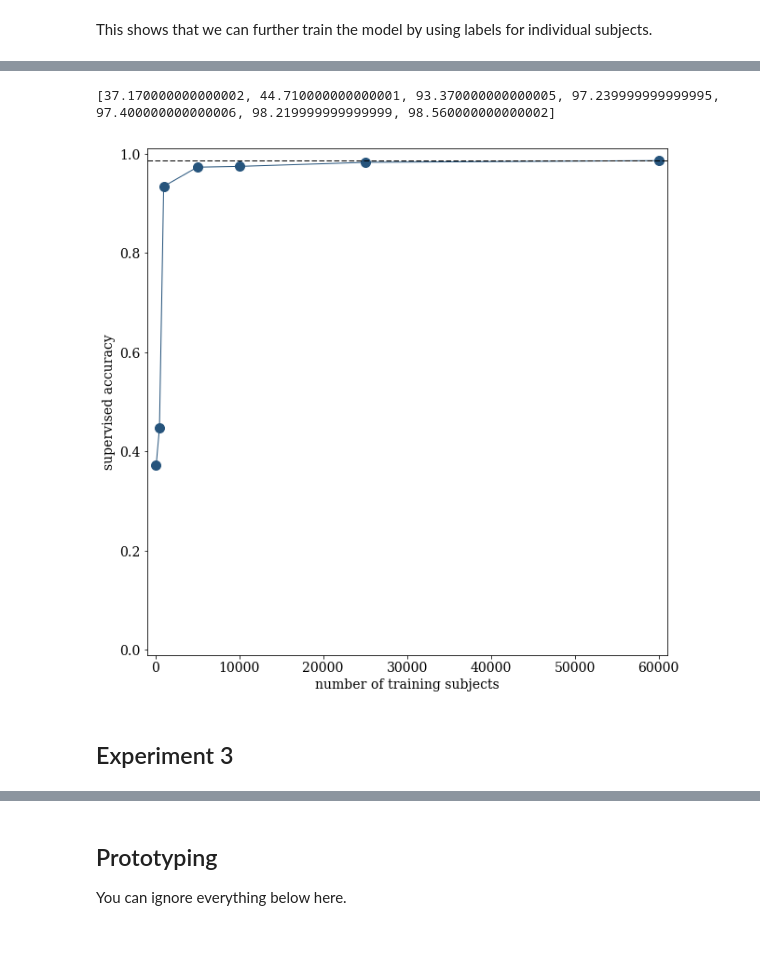
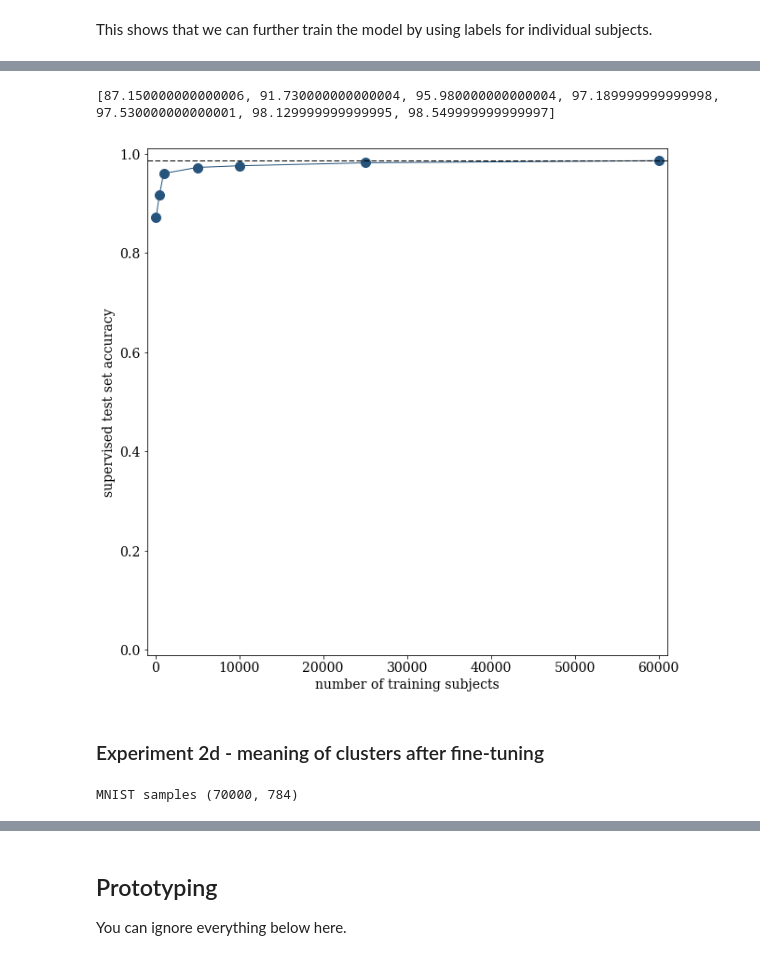
Before and after one commit to dwright04/machine_augmented_classification, a Jupyter notebook: notebooks/Unsupervised_Deep_Embedding_Clustering_for_Zooniverse.ipynb, the cells around one changed output, grey strips where cells are left out. Cells and saved outputs as stored; diff of their text form; code cells hidden in the pictures.

```diff
--- a/notebooks/Unsupervised_Deep_Embedding_Clustering_for_Zooniverse.ipynb
+++ b/notebooks/Unsupervised_Deep_Embedding_Clustering_for_Zooniverse.ipynb
@@ -139,7 +159,7 @@ Non-trainable params: 0.0
 _________________________________________________________________
 # %%
 try:
-  dec.load_weights('../DEC-keras/results/DEC_model_final.h5')
+  dec.load_weights('../DEC-keras/results/mnist/10/DEC_model_final.h5')
   y_pred = dec.predict_clusters(x)
 except IOError:
   t0 = time()
@@ -229,0 +437,2 @@ print(cluster_to_label_mapping)
+# %%
+cluster_to_label_mapping, n_assigned_list = get_cluster_to_label_mapping(y, y_pred, 10, n_clusters=10)
@@ -394,26 +651,35 @@ experiment_dir = '../Unsupervised_Deep_Embedding_Clustering_for_Zooniverse/exper
 # %%
-def build_model():
+def build_model(dec, cluster_to_label_mapping, n_classes=10, input_shape=784,
+                ae_weights='../DEC-keras/results/mnist/ae_weights.h5', save_dir='../DEC-keras/results/mnist/10/',
+                metrics = ['acc']):
   dec.initialize_model(optimizer=SGD(lr=lr, momentum=momentum),
-                       ae_weights='../DEC-keras/ae_weights.h5',
+                       ae_weights=ae_weights,
                        x=x)
-  dec.load_weights('../DEC-keras/results/dec/DEC_model_final.h5')
-  a = Input(shape=(784,)) # input layer
+  dec.load_weights(save_dir+'/DEC_model_final.h5')
+  a = Input(shape=(input_shape,)) # input layer
   q = dec.model(a)
   pred = MappingLayer(cluster_to_label_mapping, output_dim=n_classes)(q)
   model = Model(inputs=a, outputs=pred)
-  model.compile(loss='categorical_crossentropy', optimizer='adam')
+  model.compile(loss='categorical_crossentropy', optimizer='adam', metrics=metrics)
   return model
 # %%
+from keras.models import load_model
 training_set_sizes = [100, 500, 1000, 5000, 10000, 25000, 60000]
 m = 60000
 x_test  = x[m:]
 y_test  = y[m:]
 accs = []
 for training_set_size in training_set_sizes:
-  model_random = build_model()
-  x_train = x[:training_set_size]
-  y_train = y[:training_set_size]
-  model_random.fit(x_train, np_utils.to_categorical(y_train), epochs=10, batch_size=256)
+  path = '../experiments/Unsupervised_Deep_Embedding_Clustering_for_Zooniverse/experiment2e/'
+  file = 'model_%d.h5'%(training_set_size)
+  try:
+    load_model(path+file)
+  except IOError:
+    model_random = build_model(dec, cluster_to_label_mapping)
+    x_train = x[:training_set_size]
+    y_train = y[:training_set_size]
+    model_random.fit(x_train, np_utils.to_categorical(y_train), epochs=10, batch_size=256)
+    model_random.save(path+file)
   accs.append(calculateAccuracy(model_random, x_test, y_test, 10))
 # %% [output]
 Epoch 1/10
@@ -436,21 +702,25 @@ Epoch 10/10
 # %%
 print(accs)
 rcParams['font.family'] = 'serif'
 rcParams['font.sans-serif'] = ['Helvetica']
 rcParams['font.size'] = 14
 fig = plt.figure(figsize=(10,10))
 ax = fig.add_subplot(111)
 ax.plot(training_set_sizes, np.array(accs)/100., 'o', color='#26547C', ms=10)
 ax.plot(training_set_sizes, np.array(accs)/100., '-', color='#26547C', lw=1)
 #ax.set_xticks(training_set_sizes)
-ax.plot([-1000, 61000],[0.9856, 0.9856],'k--', lw=1)
+ax.plot([-1000, 61000],[0.9861, 0.9861],'k--', lw=1)
 ax.set_ylim(-0.01,1.01)
 ax.set_xlim(-1000,61000)
 ax.set_xlabel('number of training subjects')
-ax.set_ylabel('supervised accuracy')
+ax.set_ylabel('supervised test set accuracy')
 plt.show()
 # %% [output]
-[37.170000000000002, 44.710000000000001, 93.370000000000005, 97.239999999999995, 97.400000000000006, 98.219999999999999, 98.560000000000002]
+[87.150000000000006, 91.730000000000004, 95.980000000000004, 97.189999999999998, 97.530000000000001, 98.129999999999995, 98.549999999999997]
-[figure, old version]
+[figure, new version]
-# %% [markdown]
-## Experiment 3
+# %% [markdown]
+### Experiment 2d - meaning of clusters after fine-tuning
+# %%
+x, y = load_mnist()
+# %% [output]
+MNIST samples (70000, 784)
```
Also changed, not shown: parts of 88 cells of this notebook, 8 other files.
